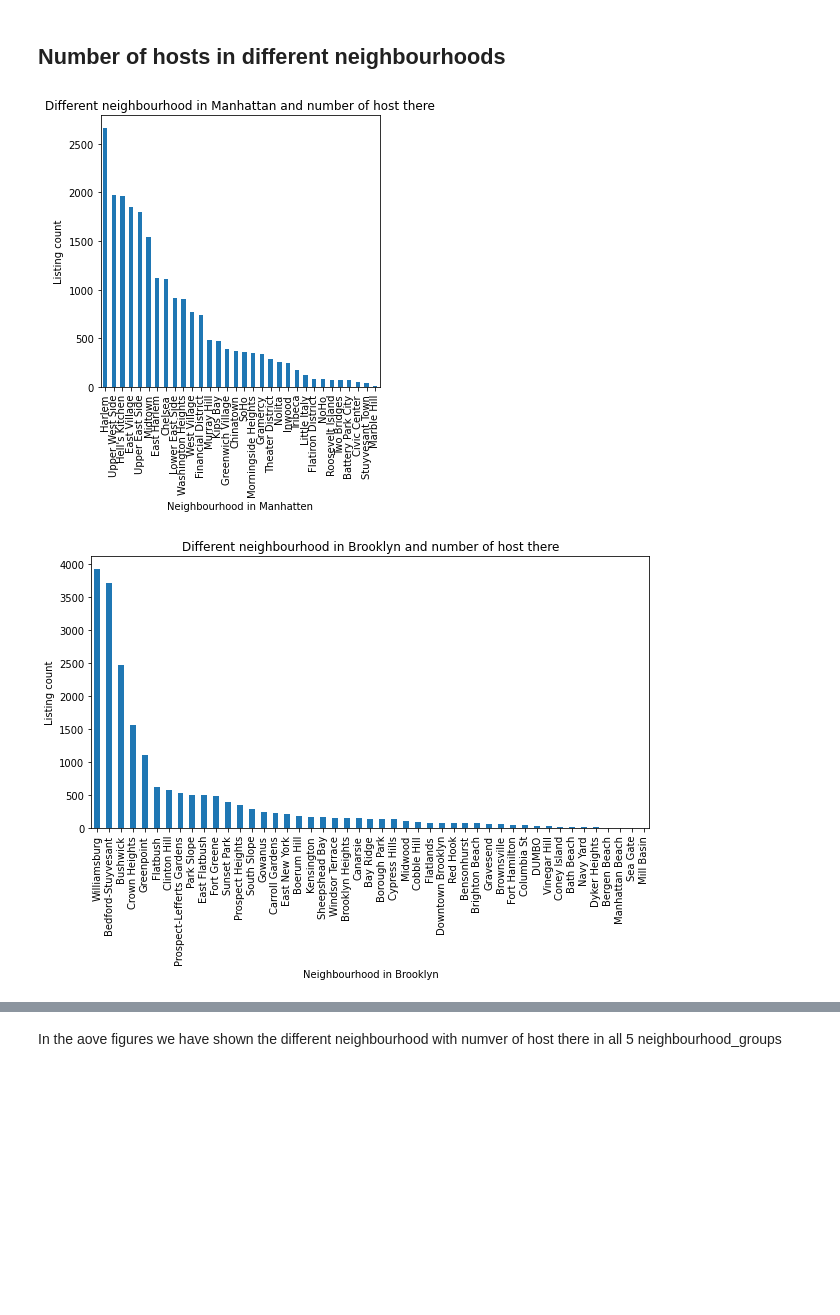
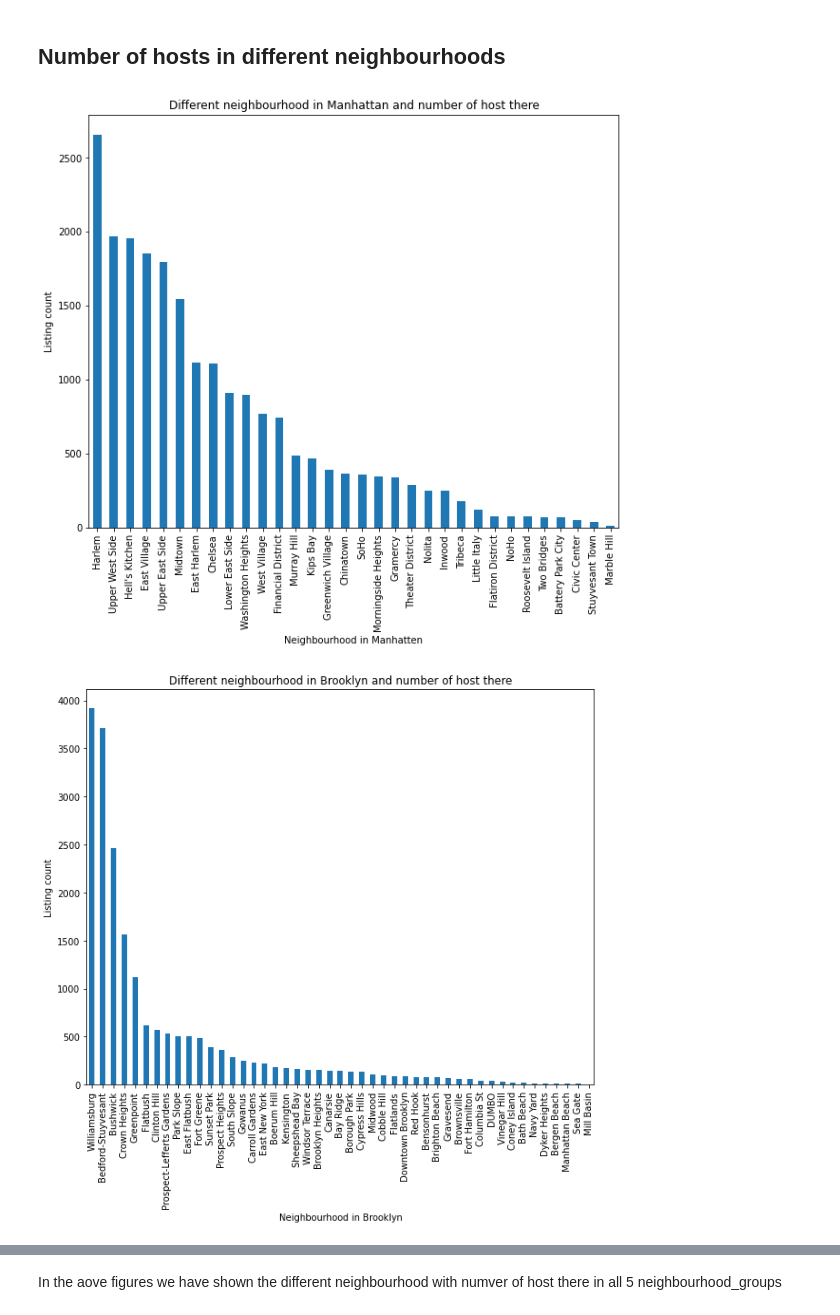
Before and after one commit to prabindebnath25/Airbnb-Bookings-Analysis---Capstone-Project, a Jupyter notebook: Solution_Airbnb Bookings Analysis - Capstone Project.ipynb, the cells around one changed output, grey strips where cells are left out. Drawn from its saved outputs; the diff is of its cells as text; code cells hidden in the pictures; blank space fills up the shorter version.

```diff
--- a/Solution_Airbnb Bookings Analysis - Capstone Project.ipynb
+++ b/Solution_Airbnb Bookings Analysis - Capstone Project.ipynb
@@ -173,4 +173,5 @@ plt.show()
 sns.scatterplot(x= df.longitude, y= df.latitude, hue = df.room_type)
 plt.title('Room types in different areas')
 plt.plot()
+plt.rcParams['figure.figsize'] = 5,5
 # %% [output]
@@ -200,35 +203,35 @@ from above figure we can see that Manhattan area has most number of listings fol
 ## Number of hosts in different neighbourhoods
 # %%
 df[df['neighbourhood_group'] == 'Manhattan'].groupby(['neighbourhood'])['host_id'].count().sort_values(ascending= False).plot(kind = 'bar')
-plt.rcParams["figure.figsize"] = (10,5)
+
 plt.title('Different neighbourhood in Manhattan and number of host there')
 plt.xlabel('Neighbourhood in Manhatten')
 plt.ylabel('Listing count')
 plt.show()
 
 df[df['neighbourhood_group'] == 'Brooklyn'].groupby(['neighbourhood'])['host_id'].count().sort_values(ascending= False).plot(kind = 'bar')
 plt.title('Different neighbourhood in Brooklyn and number of host there')
 plt.xlabel('Neighbourhood in Brooklyn')
 plt.ylabel('Listing count')
 plt.show()
 
 df[df['neighbourhood_group'] == 'Queens'].groupby(['neighbourhood'])['host_id'].count().sort_values(ascending= False).plot(kind = 'bar')
 plt.title('Different neighbourhood in Queens and number of host there')
 plt.xlabel('Neighbourhood in Queens')
 plt.ylabel('Listing count')
 plt.show()
 
 df[df['neighbourhood_group'] == 'Bronx'].groupby(['neighbourhood'])['host_id'].count().sort_values(ascending= False).plot(kind = 'bar')
 plt.title('Different neighbourhood in Bronx and number of host there')
 plt.xlabel('Neighbourhood in Bronx')
 plt.ylabel('Listing count')
 plt.show()
 
 df[df['neighbourhood_group'] == 'Staten Island'].groupby(['neighbourhood'])['host_id'].count().sort_values(ascending= False).plot(kind = 'bar')
 plt.title('Different neighbourhood in Staten Island  and number of host there')
 plt.xlabel('Neighbourhood in Staten Island ')
 plt.ylabel('Listing count')
 plt.show()
 # %% [output]
-[figure, old version]
+[figure, new version]
-[figure, old version]
+[figure, new version]
```
Also changed, not shown: parts of 29 cells of this notebook.
